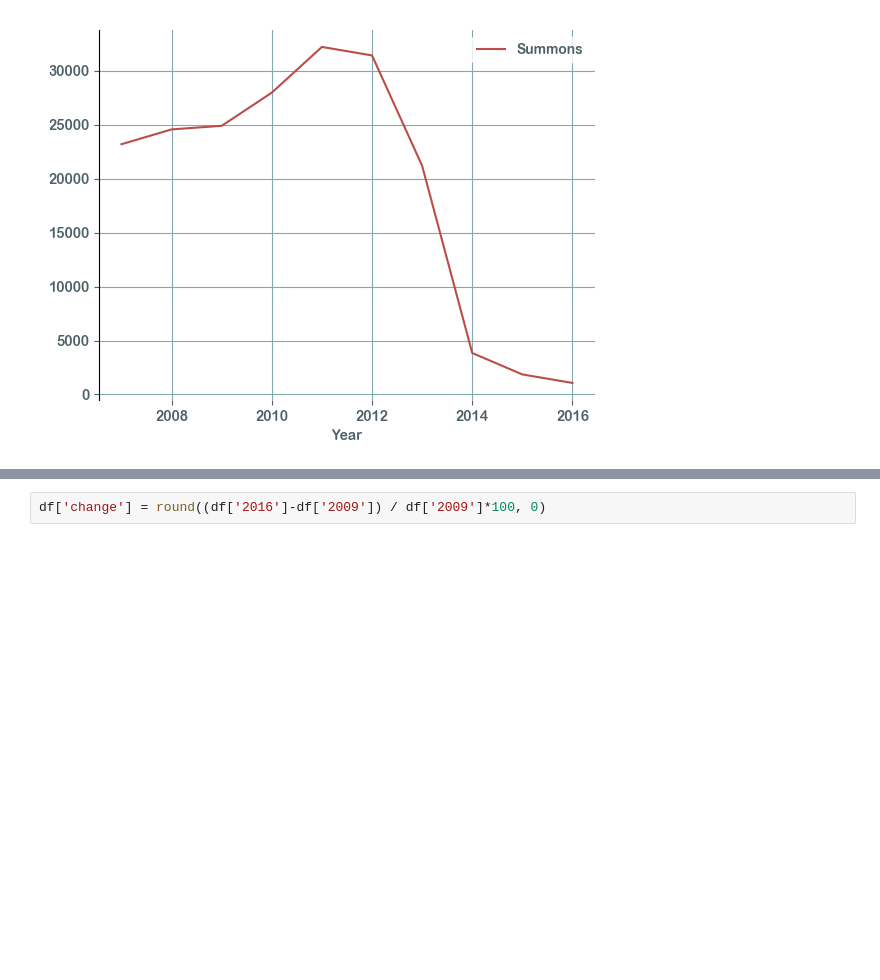
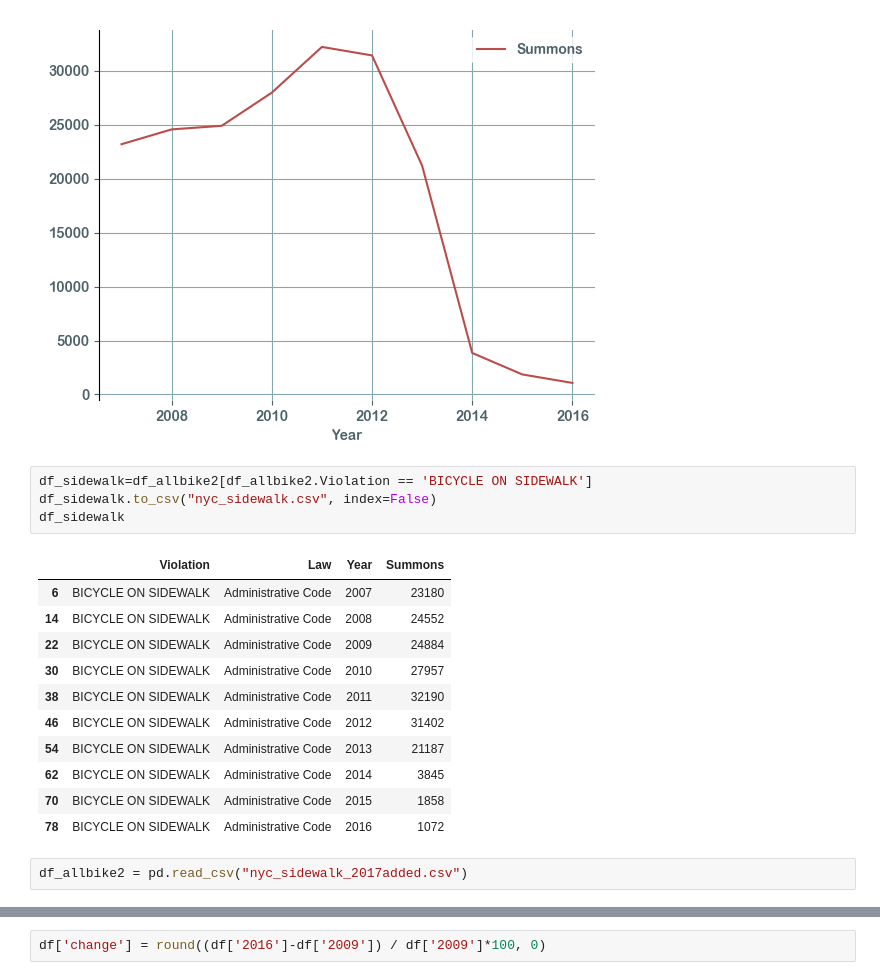
Before and after one commit to Palarisk/data-studio, a Jupyter notebook: code/04-summons/summons.ipynb, the cells around one changed output, grey strips where cells are left out. Cells and saved outputs as stored; diff of their text form; blank space fills up the shorter version.

```diff
--- a/code/04-summons/summons.ipynb
+++ b/code/04-summons/summons.ipynb
@@ -140,6 +140,24 @@ df_allbike2[df_allbike2.Violation == 'BICYCLE ON SIDEWALK'].plot(x='Year', y='Su
 # %% [output]
 <matplotlib.axes._subplots.AxesSubplot at 0x...>
 [figure]
+# %%
+df_sidewalk=df_allbike2[df_allbike2.Violation == 'BICYCLE ON SIDEWALK']
+df_sidewalk.to_csv("nyc_sidewalk.csv", index=False)
+df_sidewalk
+# %% [output]
+|  | Violation | Law | Year | Summons |
+| 6 | BICYCLE ON SIDEWALK | Administrative Code | 2007 | 23180 |
+| 14 | BICYCLE ON SIDEWALK | Administrative Code | 2008 | 24552 |
+| 22 | BICYCLE ON SIDEWALK | Administrative Code | 2009 | 24884 |
+| 30 | BICYCLE ON SIDEWALK | Administrative Code | 2010 | 27957 |
+| 38 | BICYCLE ON SIDEWALK | Administrative Code | 2011 | 32190 |
+| 46 | BICYCLE ON SIDEWALK | Administrative Code | 2012 | 31402 |
+| 54 | BICYCLE ON SIDEWALK | Administrative Code | 2013 | 21187 |
+| 62 | BICYCLE ON SIDEWALK | Administrative Code | 2014 | 3845 |
+| 70 | BICYCLE ON SIDEWALK | Administrative Code | 2015 | 1858 |
+| 78 | BICYCLE ON SIDEWALK | Administrative Code | 2016 | 1072 |
+# %%
+df_allbike2 = pd.read_csv("nyc_sidewalk_2017added.csv")
 # %%
 ax_all_sw=df_allbike2[df_allbike2.Violation == 'BICYCLE ON SIDEWALK'].plot(x='Year', y='Summons', kind='bar')
 
```
Also changed, not shown: parts of 3 cells of this notebook, 4 other files.
